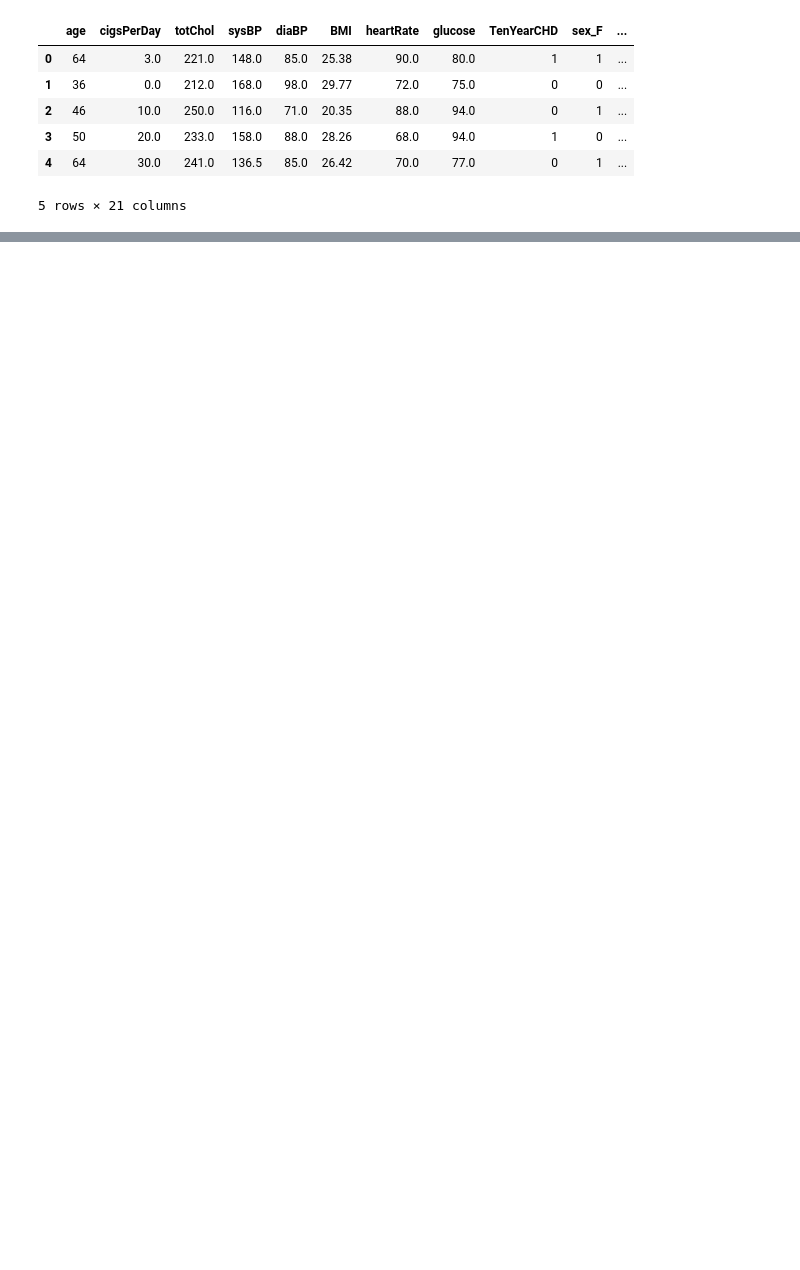
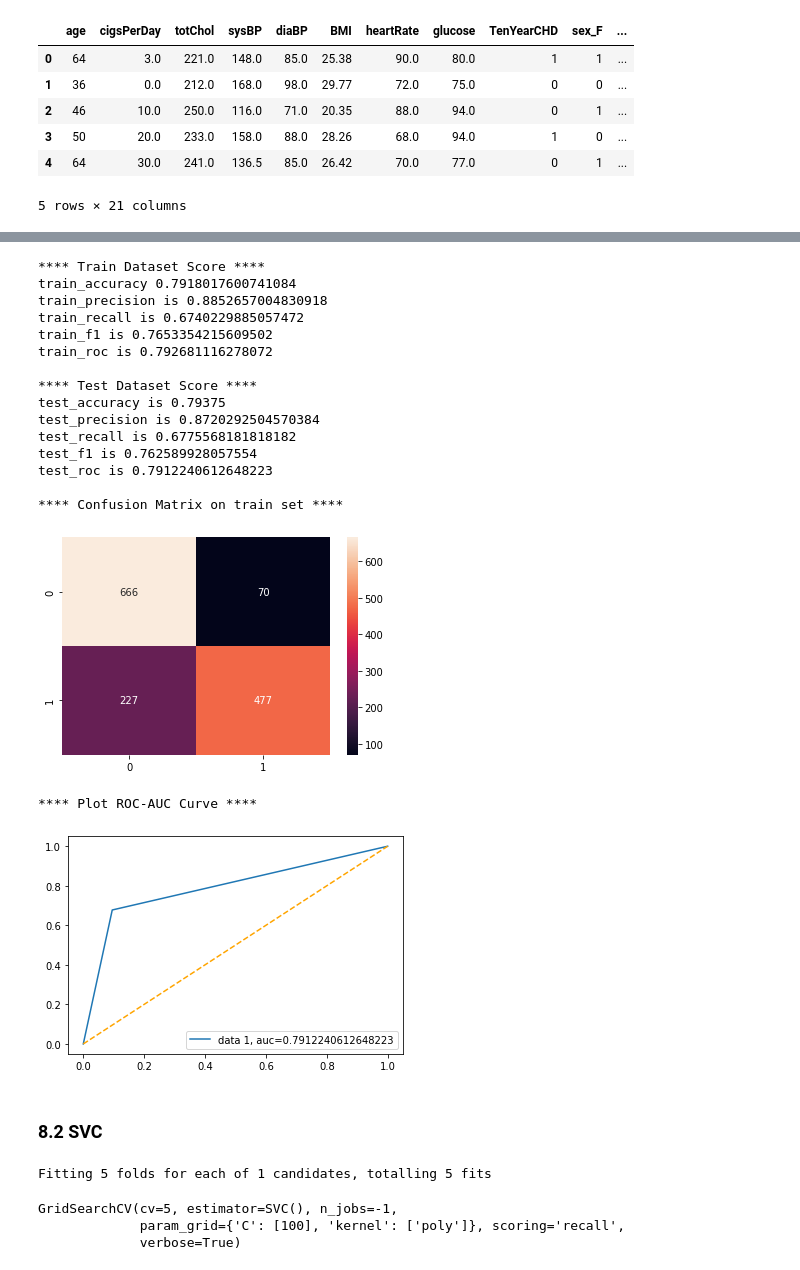
Before and after one commit to solankinitin1210/Capstone-Project-Cardiovascular-Risk-Prediction, a Jupyter notebook: Cardiovascular_Risk_Prediction_Capstone_Project.ipynb, the cells around one changed output, grey strips where cells are left out. Drawn from its saved outputs; the diff is of its cells as text; code cells hidden in the pictures; blank space fills up the shorter version.

```diff
--- a/Cardiovascular_Risk_Prediction_Capstone_Project.ipynb
+++ b/Cardiovascular_Risk_Prediction_Capstone_Project.ipynb
@@ -1329,0 +706,3 @@ sns.barplot(x='Model',y='Recall',data=Finale_Score)
+# %%
+# split the data set into train and test set
+X_train,x_test,Y_train,y_test=train_test_split(x_smote, y_smote,test_size=0.25,random_state=1)
@@ -1329,0 +719,5 @@ sns.barplot(x='Model',y='Recall',data=Finale_Score)
+# %%
+from sklearn.preprocessing import StandardScaler
+scaler = StandardScaler()
+X_train = scaler.fit_transform(X_train)
+x_test = scaler.transform(x_test)
@@ -1329,0 +726,4 @@ sns.barplot(x='Model',y='Recall',data=Finale_Score)
+# %%
+#Define train and test score board
+train_score_board={}
+test_score_board={}
@@ -1329,0 +832,44 @@ sns.barplot(x='Model',y='Recall',data=Finale_Score)
+# %%
+# Get predicted Y for train and test dataset
+y_train_pred=logistic.predict(X_train)
+y_test_pred=logistic.predict(x_test)
+
+# call score metrix to get score for train and test set
+get_metrics("Logistic",Y_train,y_train_pred,y_test,y_test_pred)
+# %% [output]
+**** Train Dataset Score ****
+train_accuracy 0.7918017600741084
+train_precision is 0.8852657004830918
+train_recall is 0.6740229885057472
+train_f1 is 0.7653354215609502
+train_roc is 0.792681116278072
+
+**** Test Dataset Score ****
+test_accuracy is 0.79375
+test_precision is 0.8720292504570384
+test_recall is 0.6775568181818182
+test_f1 is 0.762589928057554
+test_roc is 0.7912240612648223
+
+**** Confusion Matrix on train set ****
+[figure, added]
+**** Plot ROC-AUC Curve ****
+[figure, added]
+# %% [markdown]
+### **8.2 SVC**
+# %%
+# Define hyperparameters for model (after finding the best estimator rest are commented to reduce run time)
+svc_pera={'C': [100],#0.1, 1, 10,
+          'kernel': ['poly'] #'rbf','linear', 'sigmoid'
+          }
+
+# using grid search cv for hyperparameter tuning
+svc = GridSearchCV(SVC(),param_grid=svc_pera,cv=5,verbose=True,scoring='recall',n_jobs=-1)
+
+# fit train and test dataset into model
+svc.fit(X_train,Y_train)
+# %% [output]
+Fitting 5 folds for each of 1 candidates, totalling 5 fits
+GridSearchCV(cv=5, estimator=SVC(), n_jobs=-1,
+             param_grid={'C': [100], 'kernel': ['poly']}, scoring='recall',
+             verbose=True)
```
Also changed, not shown: parts of 220 cells of this notebook.
